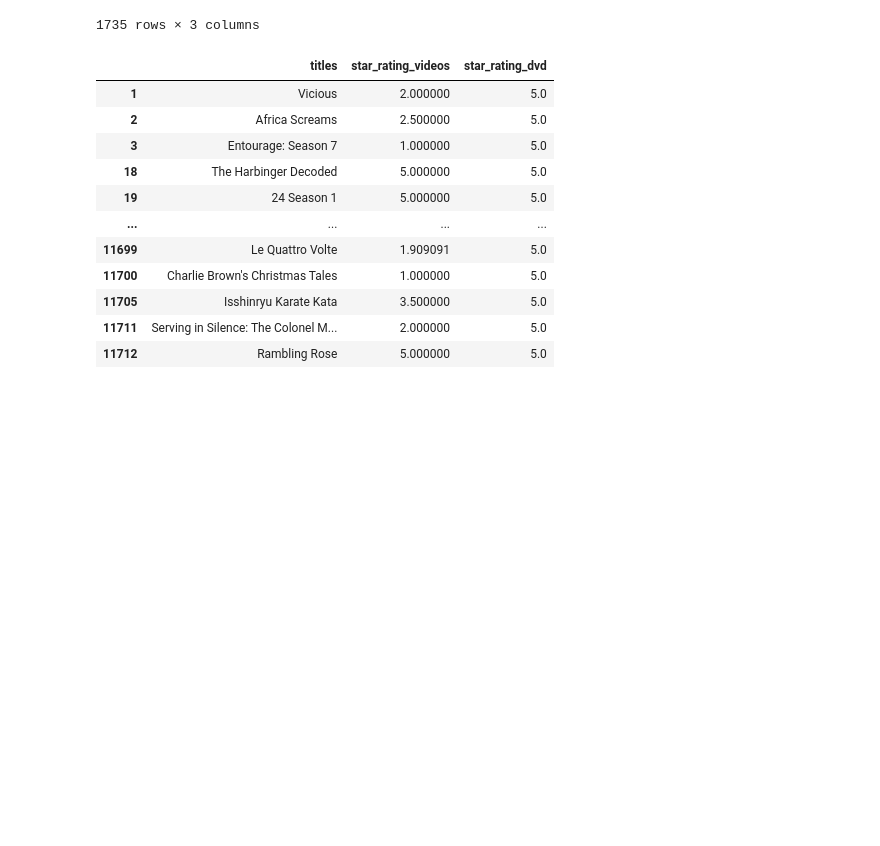
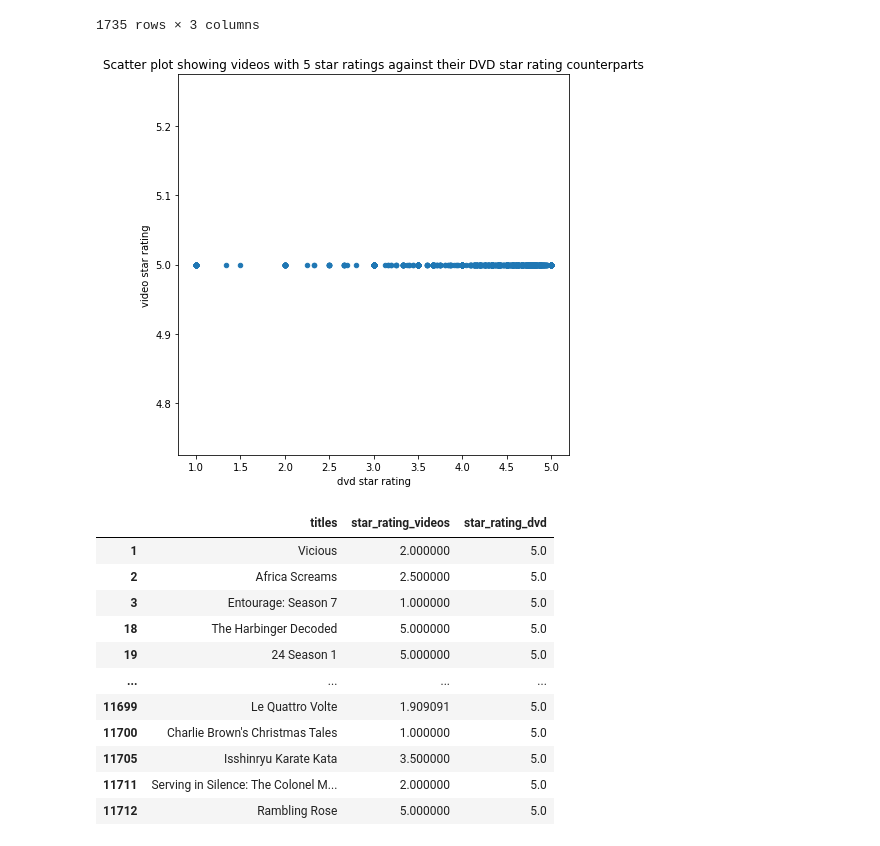
Before and after one commit to gracewainaina/CS396_Data_Science, a Jupyter notebook: videos_dvd_eda.ipynb, the cells around one changed output. Saved outputs shown, nothing was run; the diff lists cells and outputs as text; code cells hidden in the pictures; blank space fills up the shorter version.

```diff
--- a/videos_dvd_eda.ipynb
+++ b/videos_dvd_eda.ipynb
@@ -255,6 +221,12 @@ top_videos
 | 11701 | Chilly Christmas | 5.0 | 3.666667 |
 | 11712 | Rambling Rose | 5.0 | 5.000000 |
 1735 rows × 3 columns
+# %%
+top_videos.plot(kind='scatter', x='star_rating_dvd', y='star_rating_videos', xlabel='dvd star rating', ylabel='video star rating')
+plt.title("Scatter plot showing videos with 5 star ratings against their DVD star rating counterparts")
+plt.show()
+# %% [output]
+[figure, added]
 # %%
 top_dvd = videos_dvd_2015[videos_dvd_2015['star_rating_dvd']==5]
 top_dvd
```
Also changed, not shown: parts of 47 cells of this notebook.
